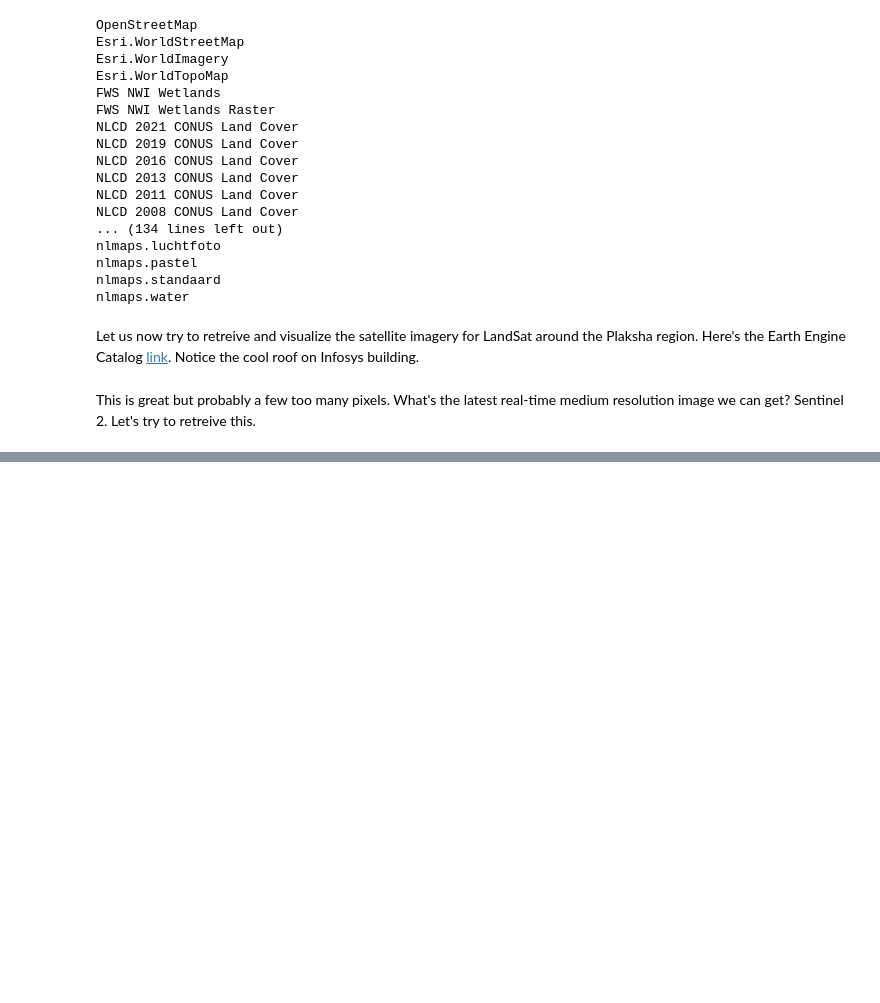
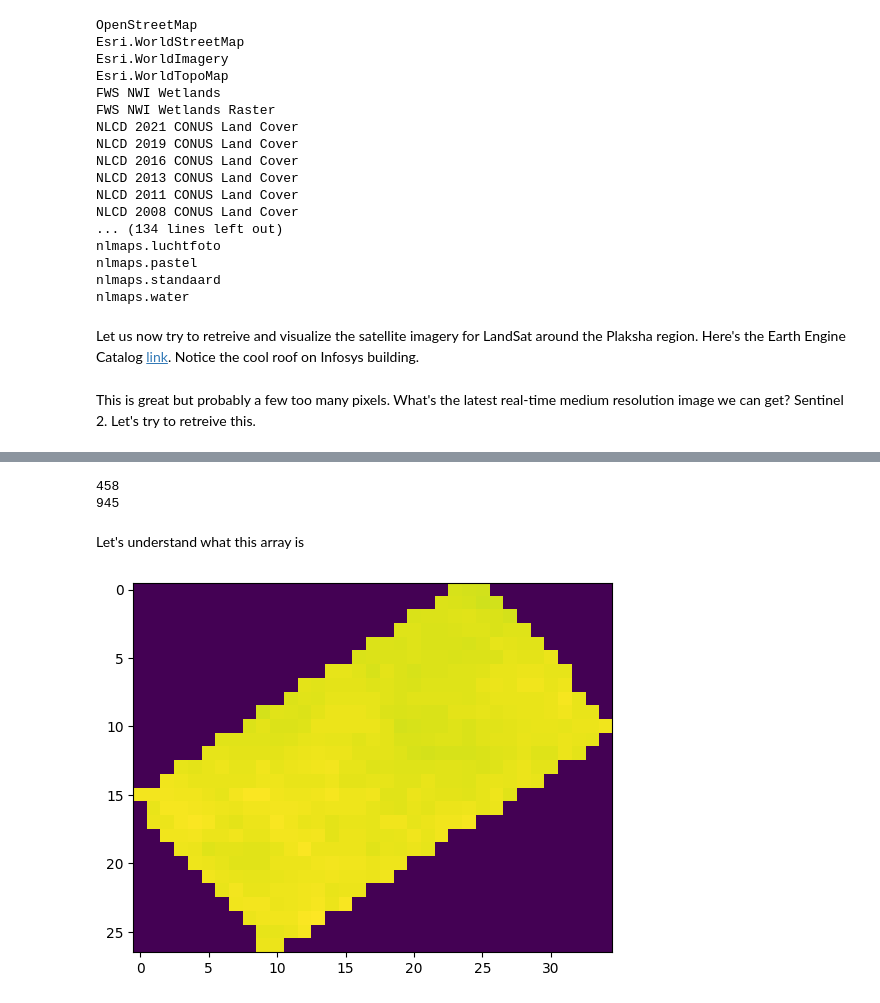
Before and after one commit to anupamsobti/geospatial-machine-learning, a Jupyter notebook: gee-intro.ipynb, the cells around one changed output, grey strips where cells are left out. Saved outputs shown, nothing was run; the diff lists cells and outputs as text; code cells hidden in the pictures; blank space fills up the shorter version.

Commit message:
Tutorial for rasterio included in gee

```diff
--- a/gee-intro.ipynb
+++ b/gee-intro.ipynb
@@ -170,0 +321,10 @@ map.addLayer(dem, vis_params, 'SRTM DEM', True, 1)
+# %%
+import rasterio
+tif_file = 'data/20151207T053212_20151207T053215_T43RFP.B2.tif'
+with rasterio.open(tif_file) as src:
+    print(src.bounds)
+    print(src.crs)
+    print(src.transform)
+    print(src.width, src.height)
+
+    band_data = src.read(1) #reading the 1st band into the numpy array
@@ -170,0 +367,15 @@ map.addLayer(dem, vis_params, 'SRTM DEM', True, 1)
+# %%
+non_zero_count = np.count_nonzero(band_data)
+print(non_zero_count)
+print(35*27)
+# %% [output]
+458
+945
+# %% [markdown]
+Let's understand what this array is
+# %%
+import matplotlib.pyplot as plt
+plt.imshow(band_data)
+plt.show()
+# %% [output]
+[figure, added]
```
Also changed, not shown: parts of 12 cells of this notebook.
